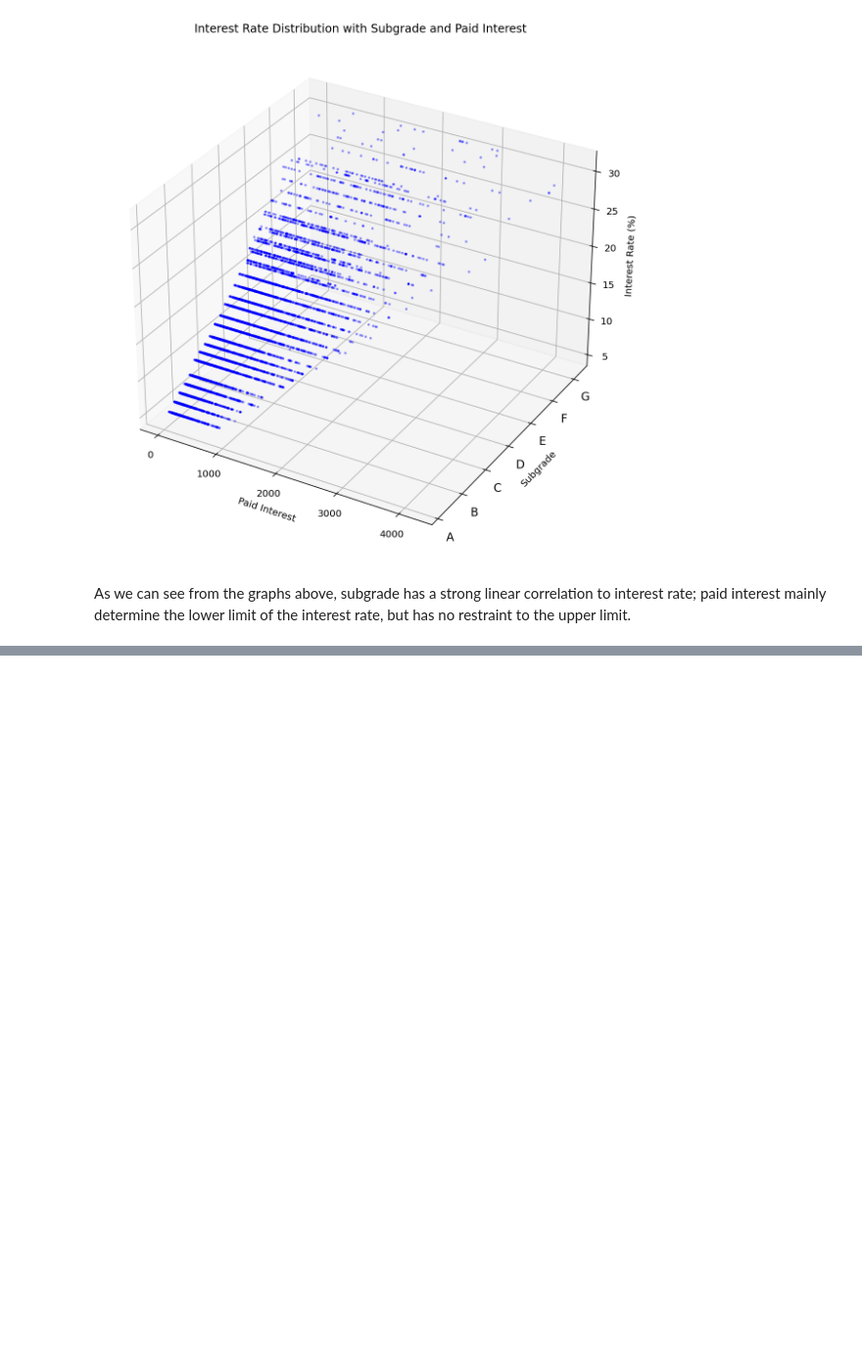
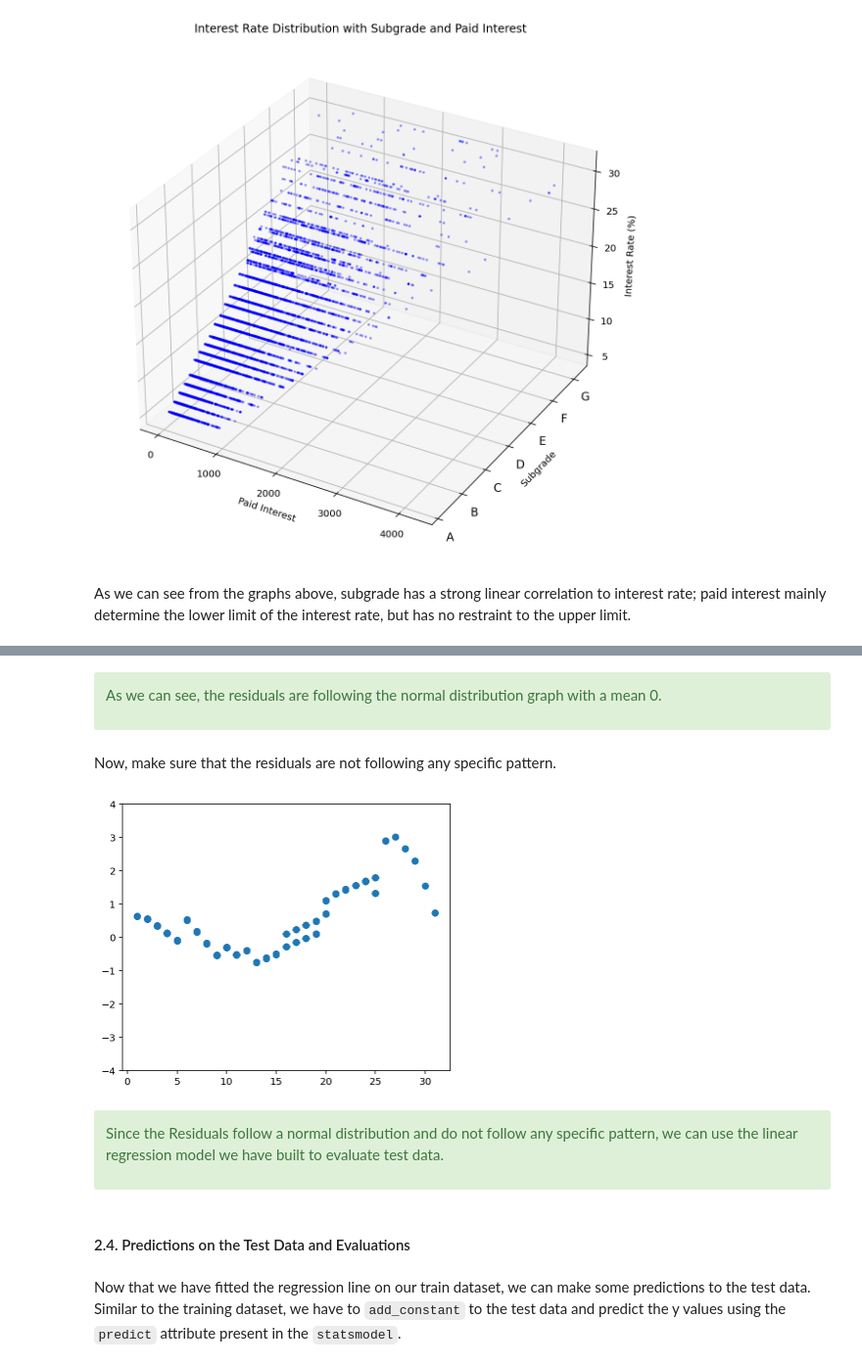
Before and after one commit to michael-qu/Lending-Club-Analysis, a Jupyter notebook: Case_Study_1.ipynb, the cells around one changed output, grey strips where cells are left out. Shown at 98% size. Saved outputs shown, nothing was run; the diff lists cells and outputs as text; code cells hidden in the pictures; blank space fills up the shorter version.

```diff
--- a/Case_Study_1.ipynb
+++ b/Case_Study_1.ipynb
@@ -494,0 +527,26 @@ print("""final results:
+# %% [markdown]
+<div class="alert alert-block alert-success">
+
+As we can see, the residuals are following the normal distribution graph with a mean 0.
+
+</div>
+# %% [markdown]
+Now, make sure that the residuals are not following any specific pattern.
+# %%
+# Looking for any patterns in the residuals
+fig, ax = plt.subplots(figsize=(6,5))
+ax.scatter(X_train, res)
+ax.set_ylim(-4, 4)
+plt.show()
+# %% [output]
+[figure, added]
+# %% [markdown]
+<div class="alert alert-block alert-success">
+
+Since the Residuals follow a normal distribution and do not follow any specific pattern, we can use the linear regression model we have built to evaluate test data.
+
+</div>
+# %% [markdown]
+#### 2.4. Predictions on the Test Data and Evaluations
+# %% [markdown]
+Now that we have fitted the regression line on our train dataset, we can make some predictions to the test data. Similar to the training dataset, we have to `add_constant` to the test data and predict the y values using the `predict` attribute present in the `statsmodel`.
```
Also changed, not shown: parts of 49 cells of this notebook, 2 other files.
